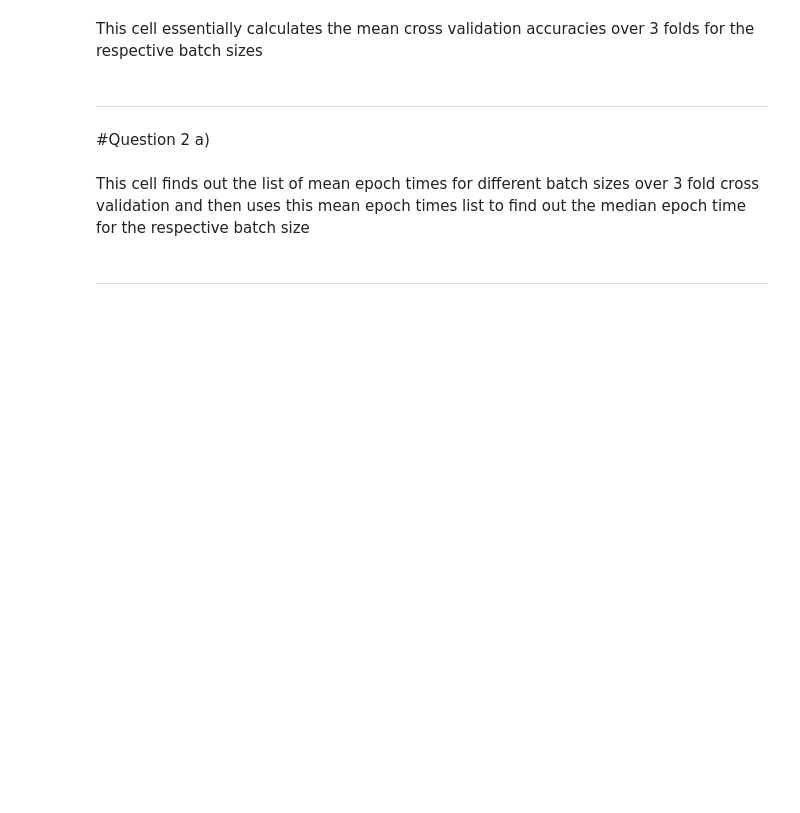
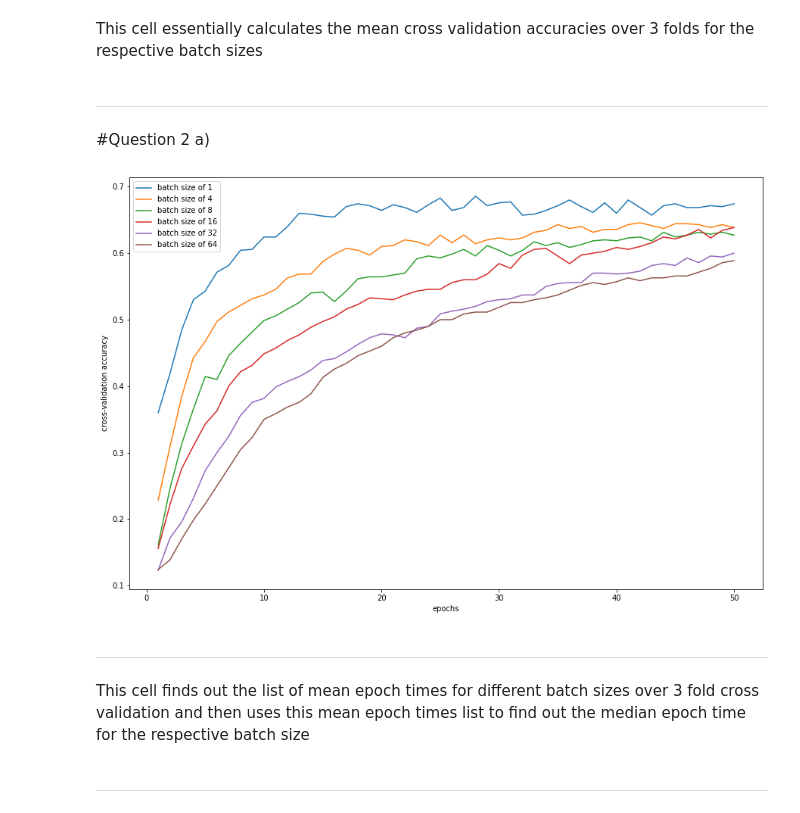
Before and after one commit to kirath2205/Neural-Network-Assignment-1, a Jupyter notebook: start_1a.ipynb, the cells around one changed output. Cells and saved outputs as stored; diff of their text form; code cells hidden in the pictures; blank space fills up the shorter version.

```diff
--- a/start_1a.ipynb
+++ b/start_1a.ipynb
@@ -288,16 +340,22 @@ for batch_size in batch_sizes:
 # %%
 
 
 epoch_list=[(i+1) for i in range(epochs)]
-
+plt.figure(figsize = (15,10))
+plt.xlabel('epochs')
+plt.ylabel('cross-validation accuracy')
 for index in range(len(batch_sizes)):
   batch_size=batch_sizes[index]
   mean_accuracy_list=mean_cross_validation_accuracies[index]
-  plt.xlabel('epochs')
-  plt.ylabel('cross-validation accuracy')
   plt.plot(epoch_list, mean_accuracy_list, label = 'batch size of '+str(batch_sizes[index]))
-  plt.legend()
-  plt.show()
+  plt.legend(loc='upper left')
+plt.show()
+# %% [output]
+[figure, added]
+# %% [markdown]
+
+
+---
 # %% [markdown]
 This cell finds out the list of mean epoch times for different batch sizes over 3 fold cross validation and then uses this mean epoch times list to find out the median epoch time for the respective batch size
 # %% [markdown]
```
Also changed, not shown: parts of 16 cells of this notebook.
